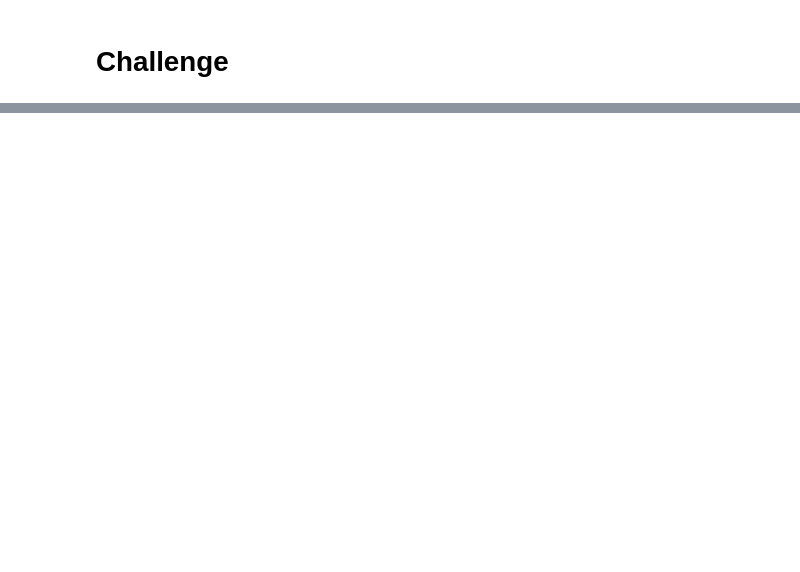
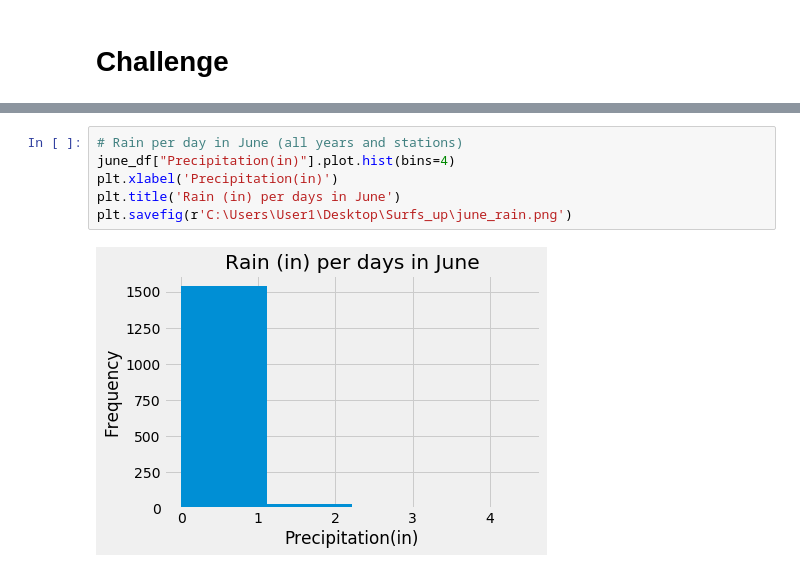
Before and after one commit to elenaguilarv/Surfs_up, a Jupyter notebook: climate_analysis.ipynb, the cells around one changed output, grey strips where cells are left out. Saved outputs shown, nothing was run; the diff lists cells and outputs as text; blank space fills up the shorter version.

```diff
--- a/climate_analysis.ipynb
+++ b/climate_analysis.ipynb
@@ -166,0 +219,8 @@ def calc_temps(start_date, end_date):
+# %%
+# Rain per day in June (all years and stations)
+june_df["Precipitation(in)"].plot.hist(bins=4)
+plt.xlabel('Precipitation(in)')
+plt.title('Rain (in) per days in June')
+plt.savefig(r'C:\Users\User1\Desktop\Surfs_up\june_rain.png')
+# %% [output]
+[figure, added]
```
Also changed, not shown: parts of 10 cells of this notebook, 4 other files.
